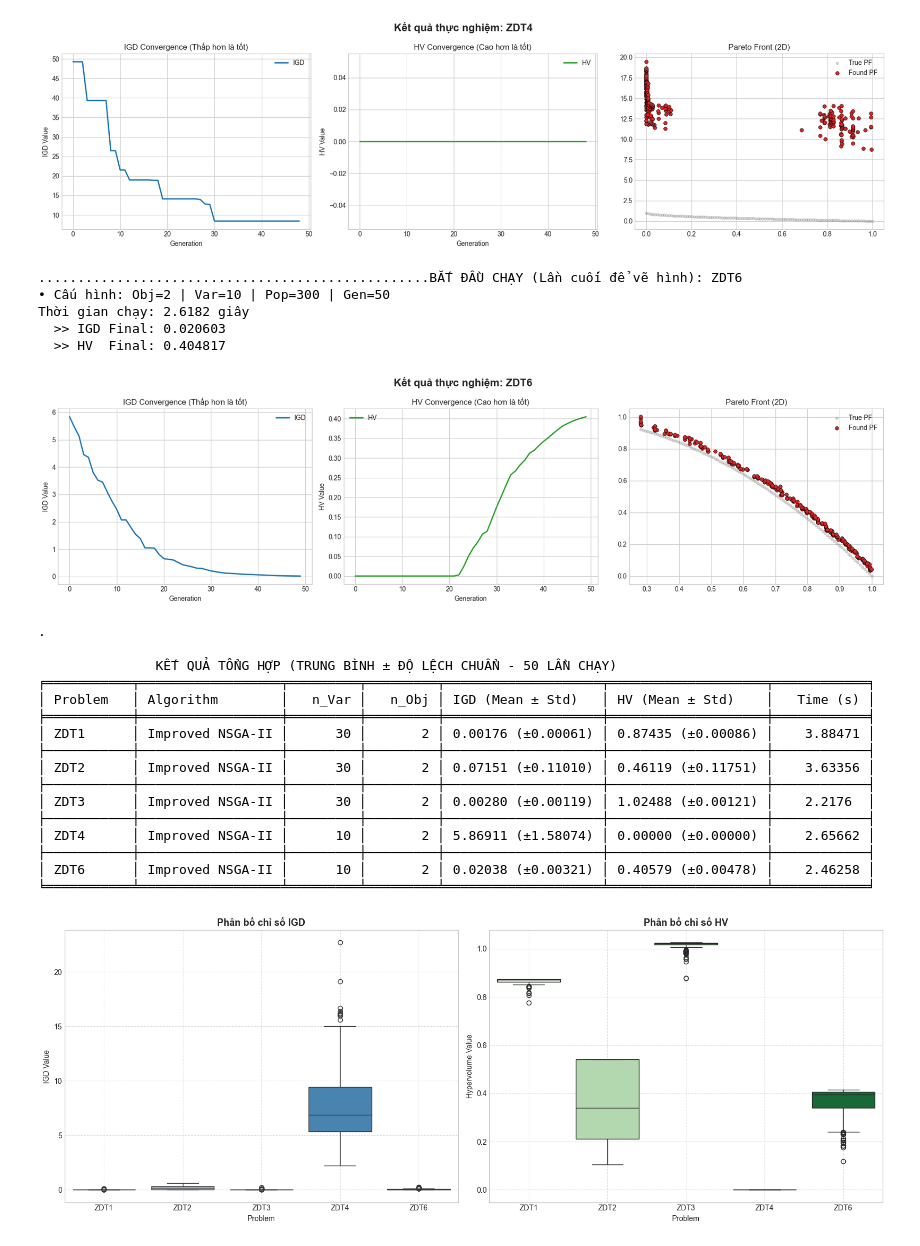
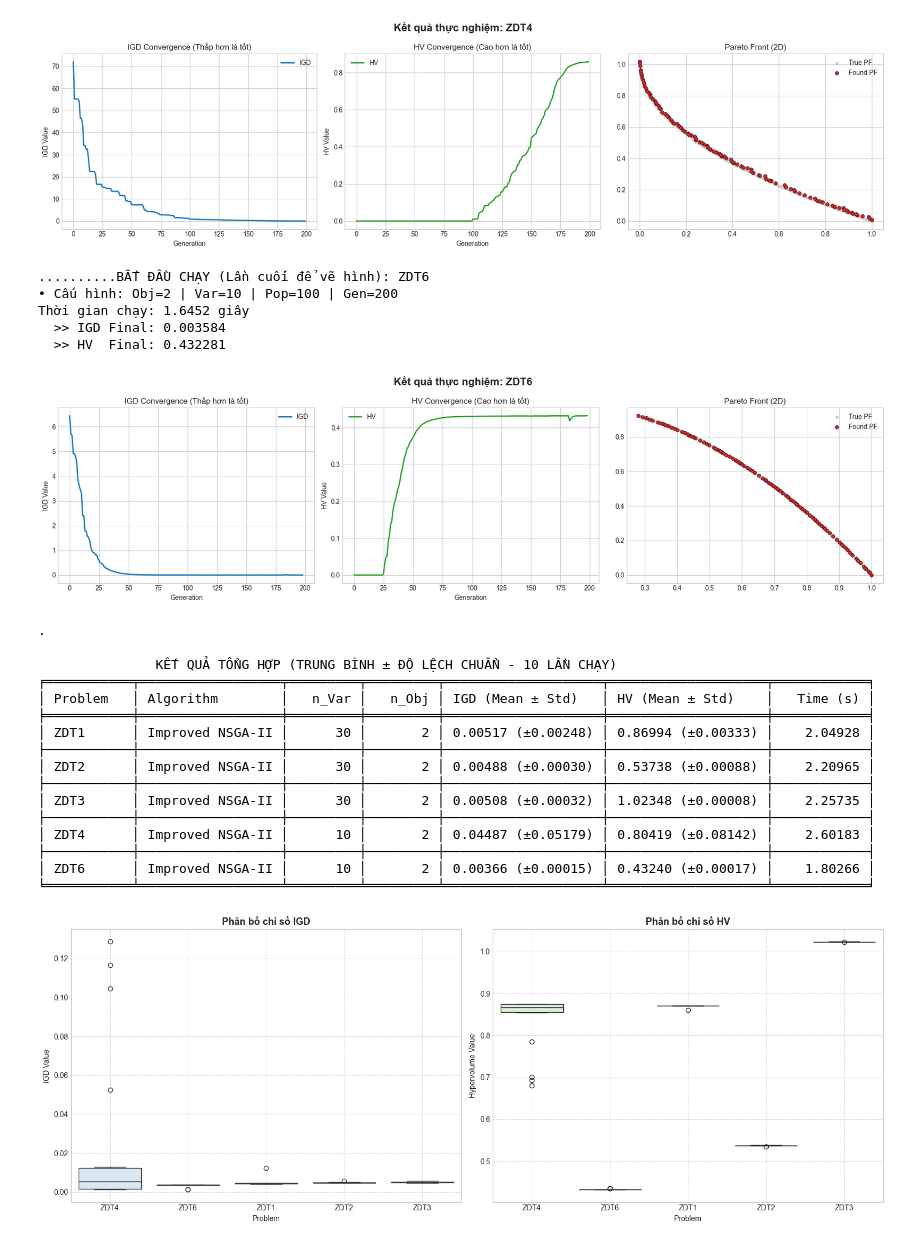
Before and after one commit to quagntam09/Improve-NSGA-II, a Jupyter notebook: improve nsga-ii.ipynb, the cells around one changed output. Cells and saved outputs as stored; diff of their text form; code cells hidden in the pictures.

```diff
--- a/improve nsga-ii.ipynb
+++ b/improve nsga-ii.ipynb
@@ -201,6 +204,8 @@ class NSGA2_Improved_Smart:
 
                 ind_obl.X = np.clip(X_obl, self.xl, self.xu)
                 ind_obl.creation_mode = 'obl'
+                ind_obl.used_CR = 0.0
+                ind_obl.used_F = 0.0
                 obl_pop.append(ind_obl)
 
         return obl_pop
@@ -255,7 +260,7 @@ class NSGA2_Improved_Smart:
 
         child = Individual()
         child.X = np.clip(u, self.xl, self.xu)
-        child.creation_mode = 'de_global' if use_global_de else 'de_local'
+        child.creation_mode = 'de'
         child.used_F = F_gen
         child.used_CR = CR_gen
         return child
@@ -328,7 +333,7 @@ class NSGA2_Improved_Smart:
         count_de, count_sbx = 0, 0
 
         for ind in offspring:
-            if ind.creation_mode == 'de':
+            if ind.creation_mode.startswith('de'):
                 count_de += 1
                 # Nếu con DE lên top rank 1 -> Ghi nhận thành công
                 if ind.rank == 1:
@@ -488,7 +493,7 @@ def run_experiment(problem_name, n_gen=100, default_pop_size=100, seed=42, initi
 
     if do_plot:
         print(f"• Cấu hình: Obj={n_obj} | Var={current_n_var} | Pop={default_pop_size} | Gen={n_gen}")
-    solver = NSGA2_Improved_Smart(ProblemWrapper(pymoo_prob), pop_size=default_pop_size, n_gen=n_gen)
+    solver = NSGA2_Improved_Smart(ProblemWrapper(p_prob=pymoo_prob), pop_size=default_pop_size, n_gen=n_gen)
 
     start_time = time.time()
     final_front = solver.run(initial_X=initial_X)
@@ -574,9 +579,9 @@ def run_experiment(problem_name, n_gen=100, default_pop_size=100, seed=42, initi
         "Time (s)": run_time
     }
 # %%
-POP_SIZE = 300
-N_GEN = 50
-N_RUNS = 50
+POP_SIZE = 100
+N_GEN = 200
+N_RUNS = 10
 
 problems_list = ['zdt1', 'zdt2', 'zdt3', 'zdt4', 'zdt6']
 # problems_list = ['dtlz1', 'dtlz2', 'dtlz3', 'dtlz4', 'dtlz5', 'dtlz6', 'dtlz7']
@@ -694,24 +699,24 @@ Thời gian chạy: 2.4057 giây
-[figure, old version]
+[figure, new version]
-..................................................BẮT ĐẦU CHẠY (Lần cuối để vẽ hình): ZDT6
-• Cấu hình: Obj=2 | Var=10 | Pop=300 | Gen=50
-Thời gian chạy: 2.6182 giây
-  >> IGD Final: 0.020603
-  >> HV  Final: 0.404817
+..........BẮT ĐẦU CHẠY (Lần cuối để vẽ hình): ZDT6
+• Cấu hình: Obj=2 | Var=10 | Pop=100 | Gen=200
+Thời gian chạy: 1.6452 giây
+  >> IGD Final: 0.003584
+  >> HV  Final: 0.432281
-[figure, old version]
+[figure, new version]
 .
 
-               KẾT QUẢ TỔNG HỢP (TRUNG BÌNH ± ĐỘ LỆCH CHUẨN - 50 LẦN CHẠY)
+               KẾT QUẢ TỔNG HỢP (TRUNG BÌNH ± ĐỘ LỆCH CHUẨN - 10 LẦN CHẠY)
 ╒═══════════╤══════════════════╤═════════╤═════════╤════════════════════╤════════════════════╤════════════╕
 │ Problem   │ Algorithm        │   n_Var │   n_Obj │ IGD (Mean ± Std)   │ HV (Mean ± Std)    │   Time (s) │
 ╞═══════════╪══════════════════╪═════════╪═════════╪════════════════════╪════════════════════╪════════════╡
-│ ZDT1      │ Improved NSGA-II │      30 │       2 │ 0.00176 (±0.00061) │ 0.87435 (±0.00086) │    3.88471 │
+│ ZDT1      │ Improved NSGA-II │      30 │       2 │ 0.00517 (±0.00248) │ 0.86994 (±0.00333) │    2.04928 │
 ├───────────┼──────────────────┼─────────┼─────────┼────────────────────┼────────────────────┼────────────┤
-│ ZDT2      │ Improved NSGA-II │      30 │       2 │ 0.07151 (±0.11010) │ 0.46119 (±0.11751) │    3.63356 │
+│ ZDT2      │ Improved NSGA-II │      30 │       2 │ 0.00488 (±0.00030) │ 0.53738 (±0.00088) │    2.20965 │
 ├───────────┼──────────────────┼─────────┼─────────┼────────────────────┼────────────────────┼────────────┤
-│ ZDT3      │ Improved NSGA-II │      30 │       2 │ 0.00280 (±0.00119) │ 1.02488 (±0.00121) │    2.2176  │
+│ ZDT3      │ Improved NSGA-II │      30 │       2 │ 0.00508 (±0.00032) │ 1.02348 (±0.00008) │    2.25735 │
 ├───────────┼──────────────────┼─────────┼─────────┼────────────────────┼────────────────────┼────────────┤
-│ ZDT4      │ Improved NSGA-II │      10 │       2 │ 5.86911 (±1.58074) │ 0.00000 (±0.00000) │    2.65662 │
+│ ZDT4      │ Improved NSGA-II │      10 │       2 │ 0.04487 (±0.05179) │ 0.80419 (±0.08142) │    2.60183 │
 ├───────────┼──────────────────┼─────────┼─────────┼────────────────────┼────────────────────┼────────────┤
-│ ZDT6      │ Improved NSGA-II │      10 │       2 │ 0.02038 (±0.00321) │ 0.40579 (±0.00478) │    2.46258 │
+│ ZDT6      │ Improved NSGA-II │      10 │       2 │ 0.00366 (±0.00015) │ 0.43240 (±0.00017) │    1.80266 │
 ╘═══════════╧══════════════════╧═════════╧═════════╧════════════════════╧════════════════════╧════════════╛
-[figure, old version]
+[figure, new version]
```
Also changed, not shown: parts of 2 cells of this notebook.
